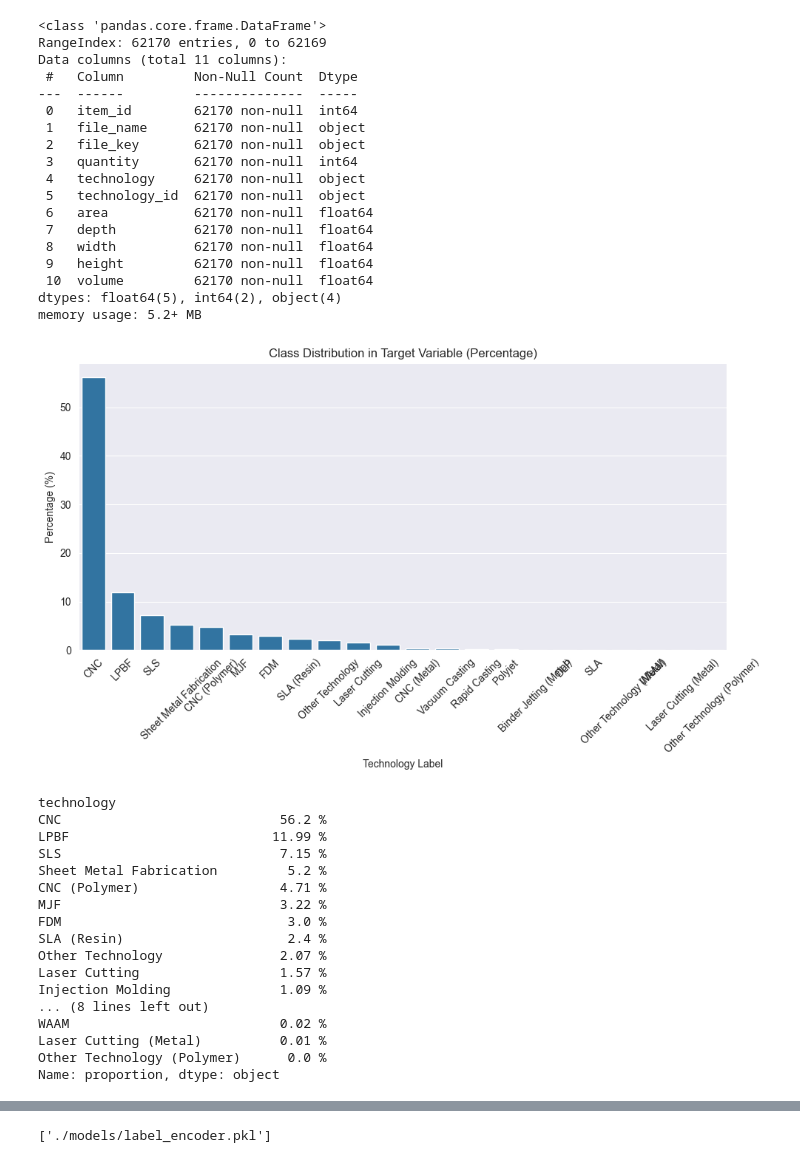
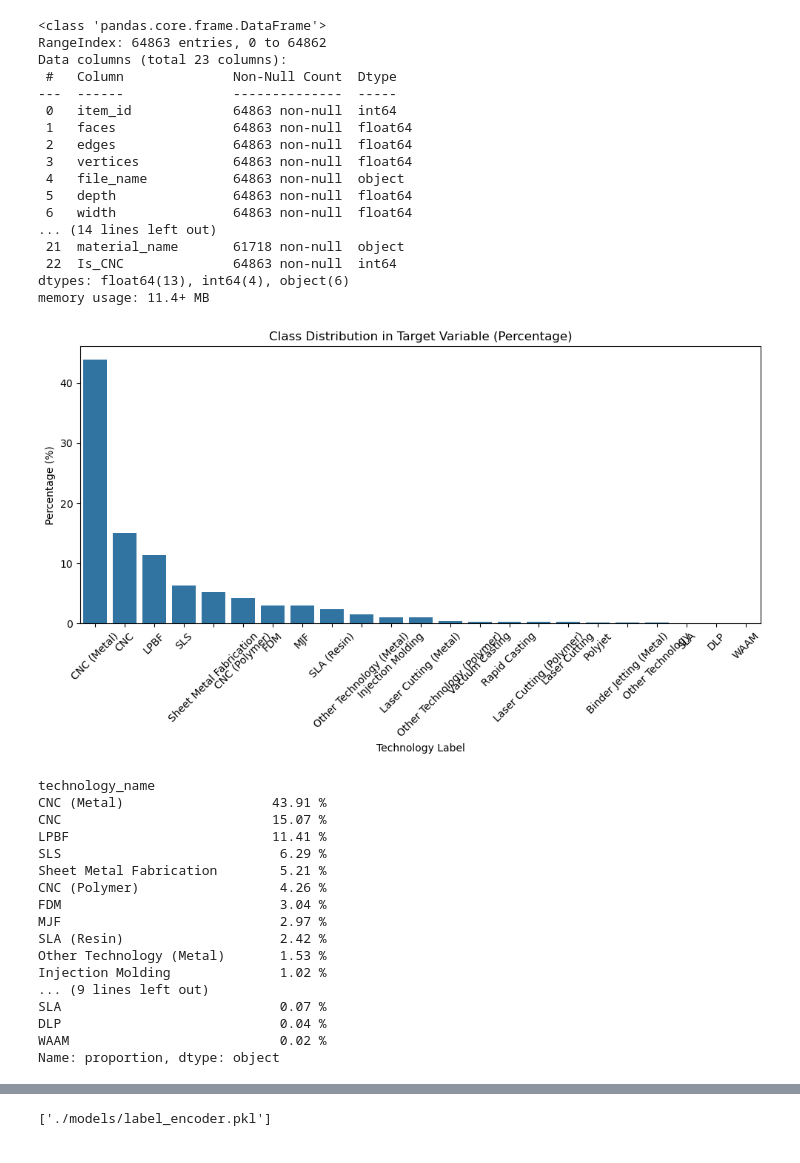
Before and after one commit to ml-phan/manufacturing-tech-gnn, a Jupyter notebook: baseline_model.ipynb, the cells around one changed output, grey strips where cells are left out. Saved outputs shown, nothing was run; the diff lists cells and outputs as text; code cells hidden in the pictures.

```diff
--- a/baseline_model.ipynb
+++ b/baseline_model.ipynb
@@ -13,5 +15,5 @@ from xgboost import XGBClassifier
 # %%
-df = pd.read_csv("./data/item_data.csv", index_col=0)
+df = pd.read_csv("./data/dataset.csv")
 # %%
 df.head()
 # %% [output]
@@ -27,59 +27,57 @@ df_step = df[df["file_key"].str.lower().str.endswith(("step", "stp"))]
 # %%
-df_step = df_step.dropna().reset_index(drop=True)
-df_step.info()
+df.info()
 # %% [output]
 <class 'pandas.core.frame.DataFrame'>
-RangeIndex: 62170 entries, 0 to 62169
-Data columns (total 11 columns):
- #   Column         Non-Null Count  Dtype
----  ------         --------------  -----
- 0   item_id        62170 non-null  int64
- 1   file_name      62170 non-null  object
- 2   file_key       62170 non-null  object
- 3   quantity       62170 non-null  int64
- 4   technology     62170 non-null  object
- 5   technology_id  62170 non-null  object
- 6   area           62170 non-null  float64
- 7   depth          62170 non-null  float64
- 8   width          62170 non-null  float64
- 9   height         62170 non-null  float64
- 10  volume         62170 non-null  float64
-dtypes: float64(5), int64(2), object(4)
-memory usage: 5.2+ MB
+RangeIndex: 64863 entries, 0 to 64862
+Data columns (total 23 columns):
+ #   Column              Non-Null Count  Dtype
+---  ------              --------------  -----
+ 0   item_id             64863 non-null  int64
+ 1   faces               64863 non-null  float64
+ 2   edges               64863 non-null  float64
+ 3   vertices            64863 non-null  float64
+ 4   file_name           64863 non-null  object
+ 5   depth               64863 non-null  float64
+ 6   width               64863 non-null  float64
+... (14 lines left out)
+ 21  material_name       61718 non-null  object
+ 22  Is_CNC              64863 non-null  int64
+dtypes: float64(13), int64(4), object(6)
+memory usage: 11.4+ MB
 # %%
 # Count the number of samples per class
-label_counts = df_step['technology'].value_counts(normalize=True).sort_values(ascending=False) * 100
+label_counts = df['technology_name'].value_counts(normalize=True).sort_values(ascending=False) * 100
 
 # Plot
 plt.figure(figsize=(10, 6))
 sns.barplot(x=label_counts.index, y=label_counts.values)
 plt.ylabel("Percentage (%)")
 plt.xlabel("Technology Label")
 plt.title("Class Distribution in Target Variable (Percentage)")
 plt.xticks(rotation=45)
 plt.tight_layout()
 plt.show()
 
 # Print exact percentages
 print(label_counts.round(2).astype(str) + " %")
 # %% [output]
-[figure, old version]
+[figure, new version]
-technology
-CNC                            56.2 %
-LPBF                          11.99 %
-SLS                            7.15 %
-Sheet Metal Fabrication         5.2 %
-CNC (Polymer)                  4.71 %
-MJF                            3.22 %
-FDM                             3.0 %
-SLA (Resin)                     2.4 %
-Other Technology               2.07 %
-Laser Cutting                  1.57 %
-Injection Molding              1.09 %
-... (8 lines left out)
+technology_name
+CNC (Metal)                   43.91 %
+CNC                           15.07 %
+LPBF                          11.41 %
+SLS                            6.29 %
+Sheet Metal Fabrication        5.21 %
+CNC (Polymer)                  4.26 %
+FDM                            3.04 %
+MJF                            2.97 %
+SLA (Resin)                    2.42 %
+Other Technology (Metal)       1.53 %
+Injection Molding              1.02 %
+... (9 lines left out)
+SLA                            0.07 %
+DLP                            0.04 %
 WAAM                           0.02 %
-Laser Cutting (Metal)          0.01 %
-Other Technology (Polymer)      0.0 %
 Name: proportion, dtype: object
 # %%
 # Percentage of each class
```
Also changed, not shown: parts of 7 cells of this notebook, 2 other files.
